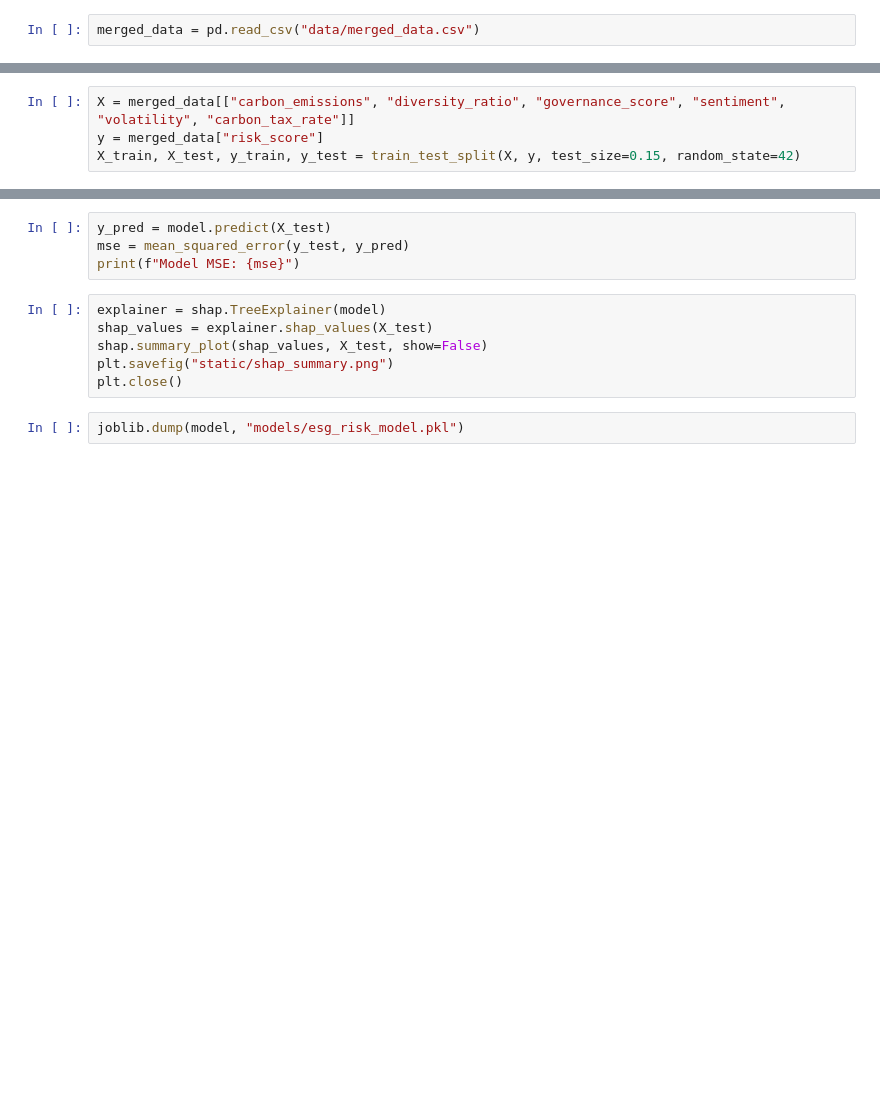
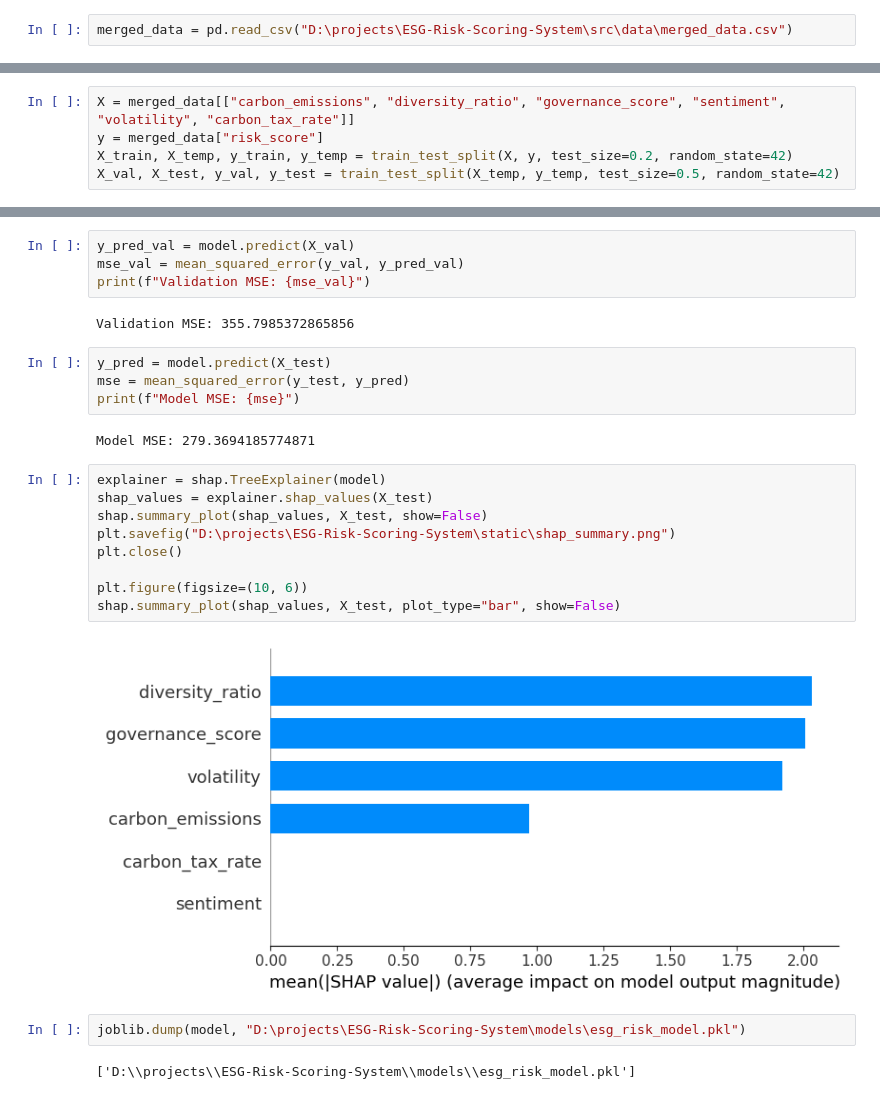
Before and after one commit to MusabUmama/ESG-Analytics, a Jupyter notebook: src/train_model.ipynb, the cells around one changed output, grey strips where cells are left out. Drawn from its saved outputs; the diff is of its cells as text; blank space fills up the shorter version.

```diff
--- a/src/train_model.ipynb
+++ b/src/train_model.ipynb
@@ -9,2 +31,2 @@ import matplotlib.pyplot as plt
 # %%
-merged_data = pd.read_csv("data/merged_data.csv")
+merged_data = pd.read_csv("D:\projects\ESG-Risk-Scoring-System\src\data\merged_data.csv")
@@ -11,4 +53,5 @@ merged_data = pd.read_csv("data/merged_data.csv")
 # %%
 X = merged_data[["carbon_emissions", "diversity_ratio", "governance_score", "sentiment", "volatility", "carbon_tax_rate"]]
 y = merged_data["risk_score"]
-X_train, X_test, y_train, y_test = train_test_split(X, y, test_size=0.15, random_state=42)
+X_train, X_temp, y_train, y_temp = train_test_split(X, y, test_size=0.2, random_state=42)
+X_val, X_test, y_val, y_test = train_test_split(X_temp, y_temp, test_size=0.5, random_state=42)
@@ -18,12 +79,27 @@ model.fit(X_train, y_train)
+# %%
+y_pred_val = model.predict(X_val)
+mse_val = mean_squared_error(y_val, y_pred_val)
+print(f"Validation MSE: {mse_val}")
+# %% [output]
+Validation MSE: 355.7985372865856
 # %%
 y_pred = model.predict(X_test)
 mse = mean_squared_error(y_test, y_pred)
 print(f"Model MSE: {mse}")
+# %% [output]
+Model MSE: 279.3694185774871
 # %%
 explainer = shap.TreeExplainer(model)
 shap_values = explainer.shap_values(X_test)
 shap.summary_plot(shap_values, X_test, show=False)
-plt.savefig("static/shap_summary.png")
+plt.savefig("D:\projects\ESG-Risk-Scoring-System\static\shap_summary.png")
 plt.close()
+
+plt.figure(figsize=(10, 6))
+shap.summary_plot(shap_values, X_test, plot_type="bar", show=False)
+# %% [output]
+[figure, added]
 # %%
-joblib.dump(model, "models/esg_risk_model.pkl")
+joblib.dump(model, "D:\projects\ESG-Risk-Scoring-System\models\esg_risk_model.pkl")
+# %% [output]
+['D:\\projects\\ESG-Risk-Scoring-System\\models\\esg_risk_model.pkl']
```
Also changed, not shown: parts of 4 cells of this notebook, 15 other files.
